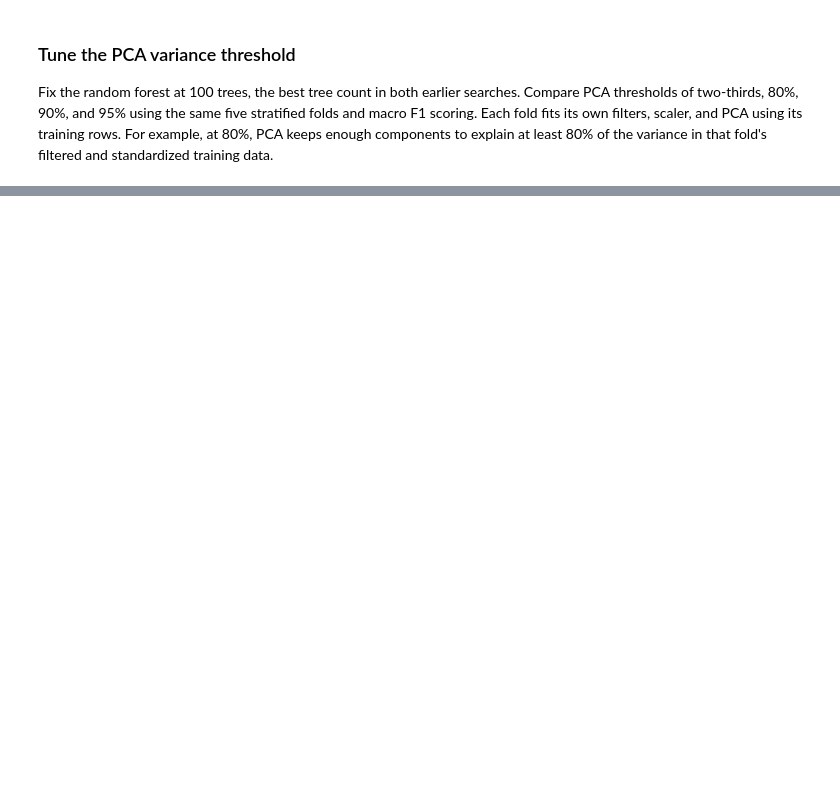
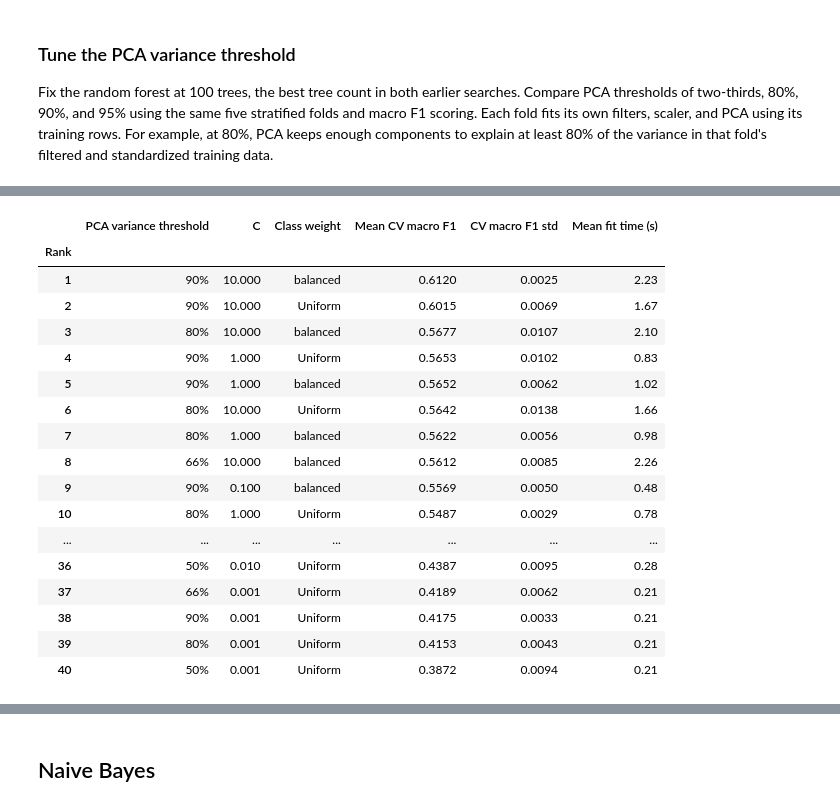
Before and after one commit to terrons-poli/ml, a Jupyter notebook: main.ipynb, the cells around one changed output, grey strips where cells are left out. Saved outputs shown, nothing was run; the diff lists cells and outputs as text; code cells hidden in the pictures; blank space fills up the shorter version.

Commit message:
feat: add classifier tuning experiments

```diff
--- a/main.ipynb
+++ b/main.ipynb
@@ -254,0 +362,19 @@ pca_cv_results.round(4)
+# %%
+lr = Pipeline([
+    ("preprocess", clone(preprocess)),
+    ("classifier", LogisticRegression(solver="lbfgs", max_iter=1000)),
+])
+
+lr_search = GridSearchCV(
+    lr,
+    param_grid={
+        "classifier__C": [0.001, 0.01, 0.1, 1, 10],
+        "classifier__class_weight": [None, "balanced"],
+        "preprocess__pca__n_components": [0.50, 0.66, 0.80, 0.90],
+    },
+    scoring="f1_macro",
+    cv=cv,
+)
+lr_search.fit(X_train, y_train)
+print(f"Best mean CV macro F1: {lr_search.best_score_:.4f}")
+lr_search.best_params_
@@ -254,0 +402,49 @@ pca_cv_results.round(4)
+# %%
+lr_cv_columns = {
+    "rank_test_score": "Rank",
+    "param_preprocess__pca__n_components": "PCA variance threshold",
+    "param_classifier__C": "C",
+    "param_classifier__class_weight": "Class weight",
+    "mean_test_score": "Mean CV macro F1",
+    "std_test_score": "CV macro F1 std",
+    "mean_fit_time": "Mean fit time (s)",
+}
+lr_cv_results = (
+    pd.DataFrame(lr_search.cv_results_, columns=list(lr_cv_columns))
+    .rename(columns=lr_cv_columns)
+    .sort_values("Rank")
+    .reset_index(drop=True)
+)
+lr_cv_results["Class weight"] = lr_cv_results["Class weight"].fillna("Uniform")
+display(
+    lr_cv_results.round({
+        "Mean CV macro F1": 4,
+        "CV macro F1 std": 4,
+        "Mean fit time (s)": 2,
+    }).assign(**{
+        "PCA variance threshold": lr_cv_results["PCA variance threshold"].map("{:.0%}".format),
+    }).set_index("Rank")
+)
+
+lr_val_pred = lr_search.predict(X_val)
+print("Validation classification report")
+print(classification_report(y_val, lr_val_pred, digits=3, zero_division=0))
+# %% [output]
+|  | PCA variance threshold | C | Class weight | Mean CV macro F1 | CV macro F1 std | Mean fit time (s) |
+| Rank |  |  |  |  |  |  |
+| 1 | 90% | 10.000 | balanced | 0.6120 | 0.0025 | 2.23 |
+| 2 | 90% | 10.000 | Uniform | 0.6015 | 0.0069 | 1.67 |
+| 3 | 80% | 10.000 | balanced | 0.5677 | 0.0107 | 2.10 |
+| 4 | 90% | 1.000 | Uniform | 0.5653 | 0.0102 | 0.83 |
+| 5 | 90% | 1.000 | balanced | 0.5652 | 0.0062 | 1.02 |
+| 6 | 80% | 10.000 | Uniform | 0.5642 | 0.0138 | 1.66 |
+| 7 | 80% | 1.000 | balanced | 0.5622 | 0.0056 | 0.98 |
+| 8 | 66% | 10.000 | balanced | 0.5612 | 0.0085 | 2.26 |
+| 9 | 90% | 0.100 | balanced | 0.5569 | 0.0050 | 0.48 |
+| 10 | 80% | 1.000 | Uniform | 0.5487 | 0.0029 | 0.78 |
+| ... | ... | ... | ... | ... | ... | ... |
+| 36 | 50% | 0.010 | Uniform | 0.4387 | 0.0095 | 0.28 |
+| 37 | 66% | 0.001 | Uniform | 0.4189 | 0.0062 | 0.21 |
+| 38 | 90% | 0.001 | Uniform | 0.4175 | 0.0033 | 0.21 |
+| 39 | 80% | 0.001 | Uniform | 0.4153 | 0.0043 | 0.21 |
+| 40 | 50% | 0.001 | Uniform | 0.3872 | 0.0094 | 0.21 |
@@ -254,0 +470,2 @@ pca_cv_results.round(4)
+# %% [markdown]
+## Naive Bayes
```
Also changed, not shown: parts of 23 cells of this notebook.
